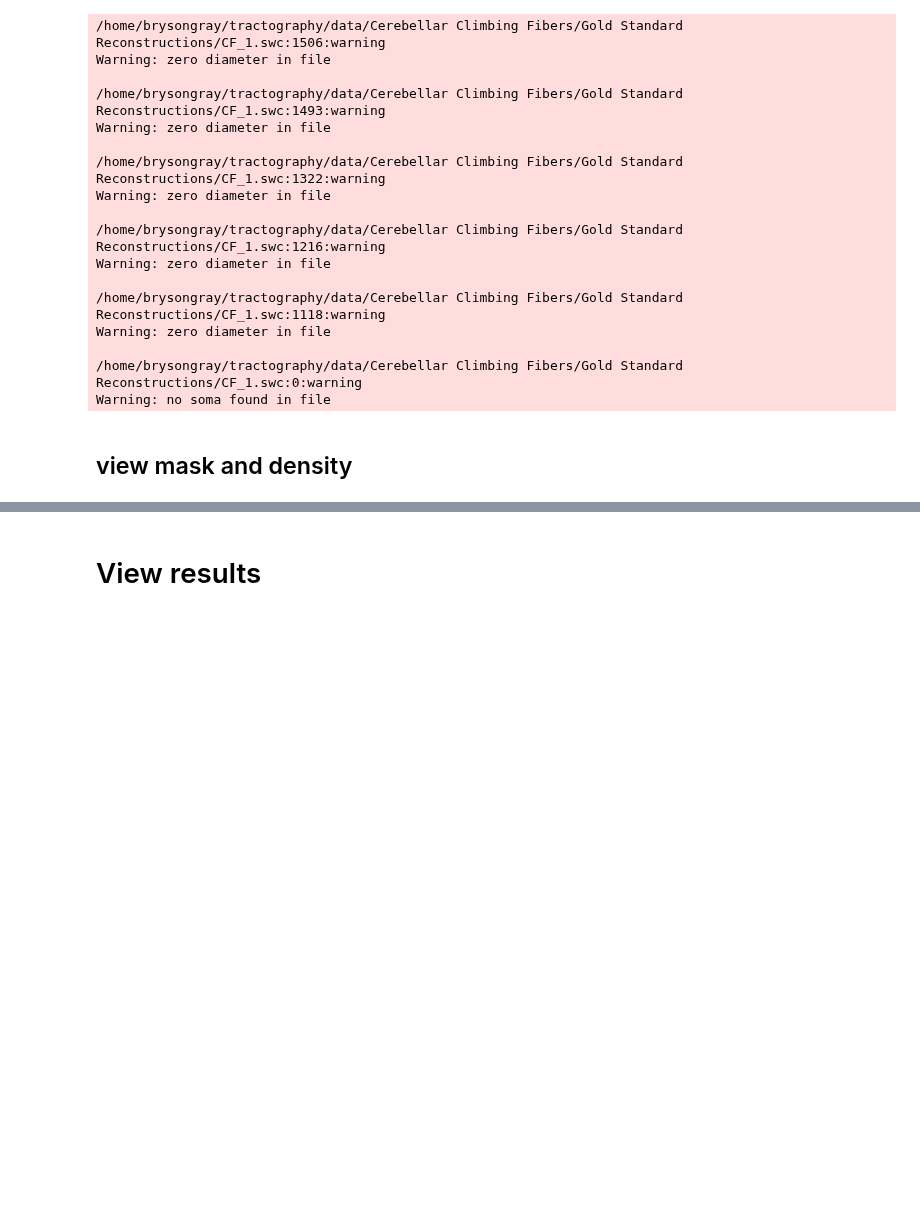
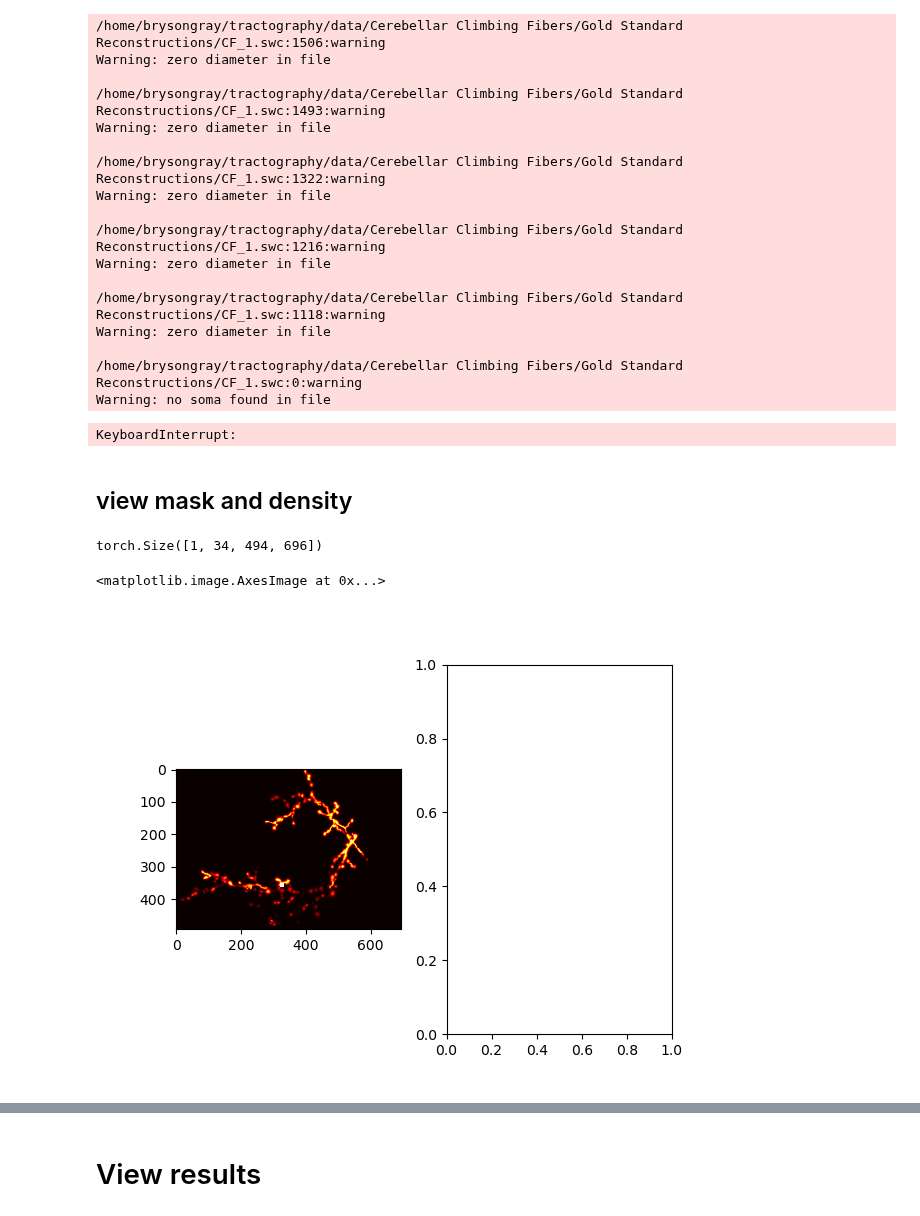
Before and after one commit to twardlab/neurotrack, a Jupyter notebook: neuron_trx/notebooks/neuron_trx_tests.ipynb, the cells around one changed output, grey strips where cells are left out. Saved outputs shown, nothing was run; the diff lists cells and outputs as text; code cells hidden in the pictures; blank space fills up the shorter version.

```diff
--- a/neuron_trx/notebooks/neuron_trx_tests.ipynb
+++ b/neuron_trx/notebooks/neuron_trx_tests.ipynb
@@ -71,7 +90,7 @@ pixelsize = args["pixelsize"] if "pixelsize" in args else [1.0, 1.0, 1.0]
 patch_radius = 17
 actions = np.load('/home/brysongray/tractography/neuron_trx/action_space_30_dir.npy')
 
-img, density, mask = load_data(img_file, label_file, downsample_factor=10, binary=False)
+img, density, mask = load_data(img_file, label_file, pixelsize=pixelsize)
 
 
 env = Environment(img,
@@ -83,7 +102,6 @@ env = Environment(img,
                     n_seeds=n_seeds,
                     step_size=1.0,
                     step_width=step_width,
-                    pixelsize=pixelsize,
                     max_len=10000,
                     alpha=alpha,
                     beta=beta,
@@ -95,8 +113,8 @@ dqn_model = DQNModel(in_channels=4,
                         lr=lr,
                         step_size=torch.tensor(step_size))
 
-if model:
-    dqn_model.load_model(torch.load(model))
+# if model:
+#     dqn_model.load_model(torch.load(model))
 # %% [output]
 /home/brysongray/tractography/data/Cerebellar Climbing Fibers/Gold Standard Reconstructions/CF_1.swc:1506:warning
 Warning: zero diameter in file
@@ -124,15 +142,27 @@ dqn_model.train(env,
                 eps_start=eps_start,
                 eps_end=eps_end,
                 eps_decay=eps_decay,
-                save_snapshots=True,
+                save_snapshots=False,
                 show=False,
-                name='alpha-1_beta-1.0_f-0.5_n-1')
+                name='a-1_b-2_f-0.5_n-1')
+# %% [output]
+KeyboardInterrupt:
 # %% [markdown]
 ## view mask and density
+# %%
+density.shape
+# %% [output]
+torch.Size([1, 34, 494, 696])
 # %%
-fig, ax = plt.subplots(2)
-ax[0].imshow(env.true_density.data[0].amax(dim=0))
-ax[1].imshow(env.mask.data[0].amax(dim=0))
+fig, ax = plt.subplots(1,2)
+z=19
+# x[0].imshow(env.true_density.data[0].amax(dim=0), alpha=1.0, cmap='hot')
+ax[0].imshow(density[0, z], alpha=1.0, cmap='hot')
+# ax[0].imshow(env.img.data[:3].permute(1,2,3,0)[z], alpha=0.5)
+# ax[1].imshow(env.mask.data[0].amax(dim=0))
+# %% [output]
+<matplotlib.image.AxesImage at 0x...>
+[figure, added]
 # %%
 DEVICE = 'cuda:0'
 # %%
```
Also changed, not shown: parts of 15 cells of this notebook, 7 other files.
